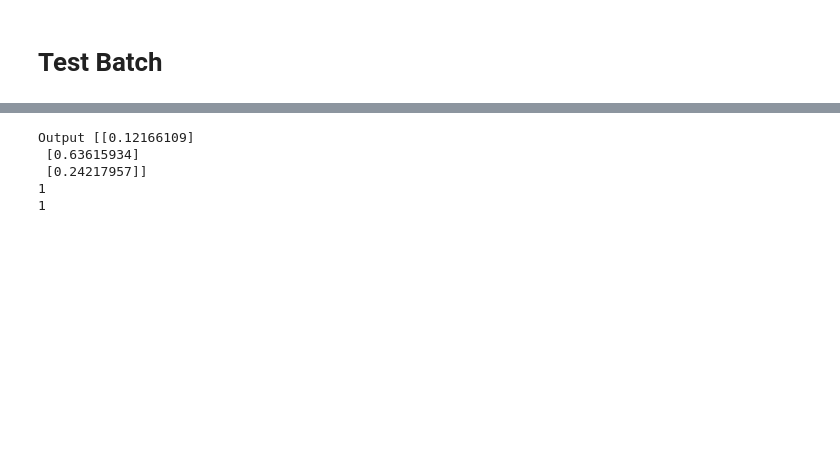
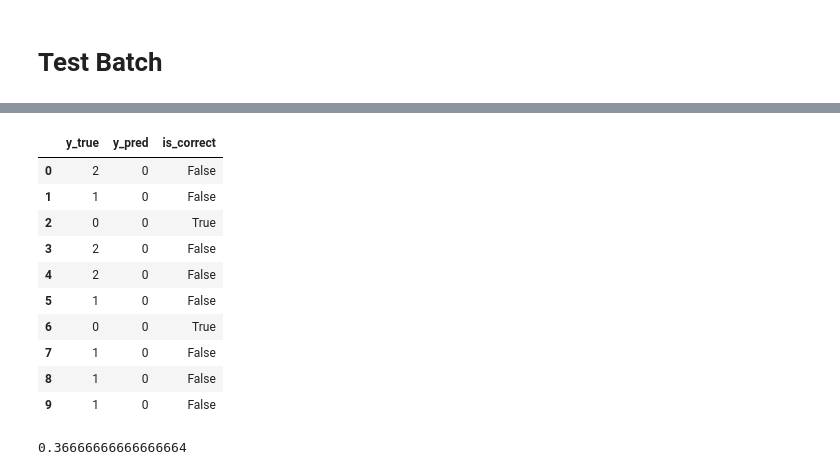
Before and after one commit to FahrendraKhoirul/Ecommerce-Review-Classification-NeuralNetwork-Api, a Jupyter notebook: main.ipynb, the cells around one changed output, grey strips where cells are left out. Cells and saved outputs as stored; diff of their text form; code cells hidden in the pictures; blank space fills up the shorter version.

```diff
--- a/main.ipynb
+++ b/main.ipynb
@@ -279,12 +232,30 @@ plt.show()
-# %%
-# predict the output
-output = myNN.feedforward_vectorization_mode(X_train.iloc[5])
-print("Output", output)
-print(np.argmax(output))
-print(y_train.iloc[5])
-# %% [output]
-Output [[0.12166109]
- [0.63615934]
- [0.24217957]]
-1
-1
+# %%
+# create dataframe with 3 columns
+import pandas as pd
+df = pd.DataFrame(columns=['y_true', 'y_pred', 'is_correct'])
+
+for i in range(X_train.shape[0]):
+    output = myNN.feedforward_vectorization_mode(X_train.iloc[i])
+    y_pred = np.argmax(output)
+    y_true = y_train.iloc[i]
+    is_correct = y_pred == y_true
+    df = df.append({'y_true': y_true, 'y_pred': y_pred, 'is_correct': is_correct}, ignore_index=True)
+df.head(10)
+# %% [output]
+|  | y_true | y_pred | is_correct |
+| 0 | 2 | 0 | False |
+| 1 | 1 | 0 | False |
+| 2 | 0 | 0 | True |
+| 3 | 2 | 0 | False |
+| 4 | 2 | 0 | False |
+| 5 | 1 | 0 | False |
+| 6 | 0 | 0 | True |
+| 7 | 1 | 0 | False |
+| 8 | 1 | 0 | False |
+| 9 | 1 | 0 | False |
+# %%
+# compute accuracy
+accuracy = df['is_correct'].sum() / df.shape[0]
+accuracy
+# %% [output]
+0.36666666666666664
```
Also changed, not shown: parts of 19 cells of this notebook, 5 other files.
